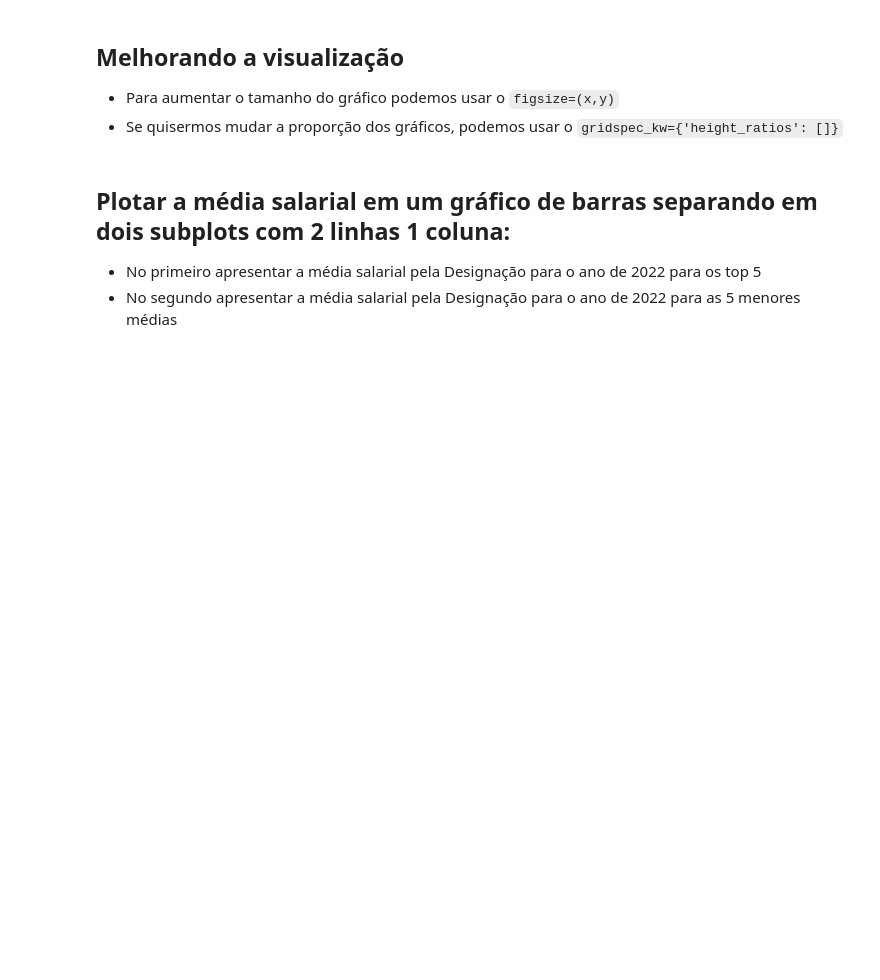
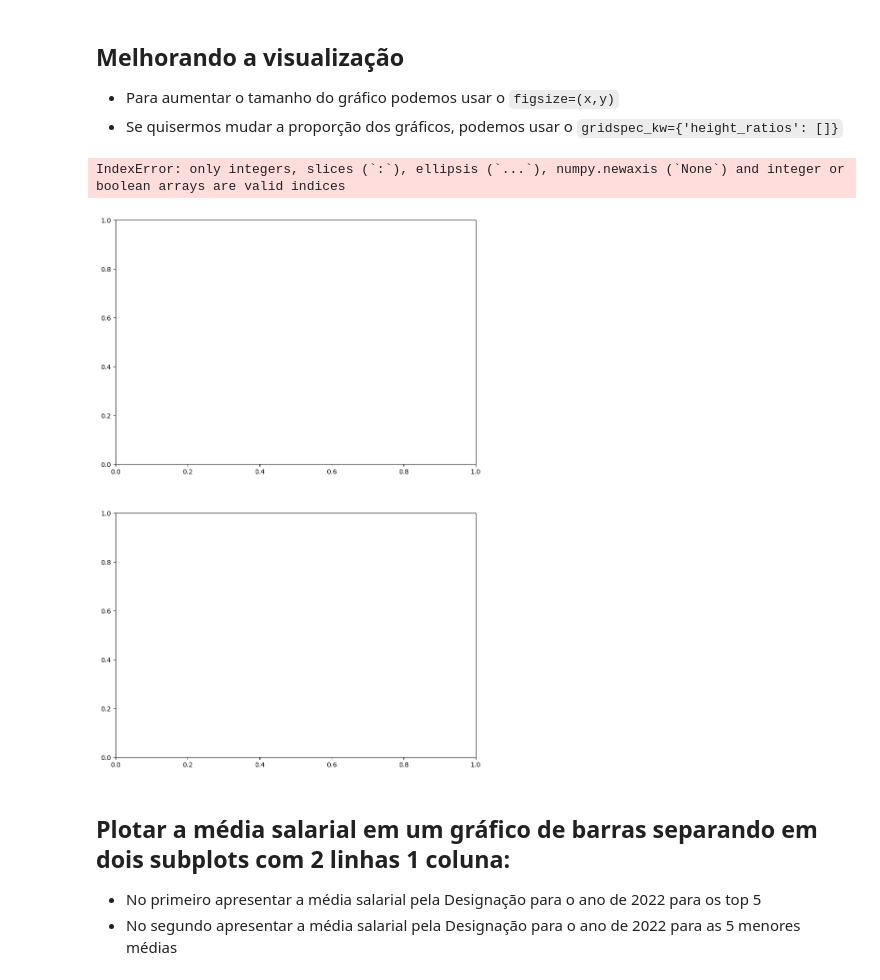
Before and after one commit to AlexandreRosasCosta/Ciencia_de_Dados, a Jupyter notebook: Projeto2/Projeto 02 - Matplotlib.ipynb, the cells around one changed output. Cells and saved outputs as stored; diff of their text form; code cells hidden in the pictures; blank space fills up the shorter version.

```diff
--- a/Projeto2/Projeto 02 - Matplotlib.ipynb
+++ b/Projeto2/Projeto 02 - Matplotlib.ipynb
@@ -136,20 +136,13 @@ df_test.describe()
 -  No primeiro apresentar a média salarial por tipo de experiência para o ano de 2020
 -  No segundo apresentar a média salarial por tipo de experiência para o ano de 2022
 # %%
-def calcular_media(data, tipo_experiencia):
-    return [data[data['Experience']==experiencia]['Salary_In_Rupees'].mean() for experiencia in tipo_experiencia]
+experiencia = df_test['Experience'].unique()
 
-tipo_experiencia = df_test['Experience'].unique()
-
-data_2020 = df_test[df_test['Working_Year']==2020]
-data_2022 = df_test[df_test['Working_Year']==2022]
-
-media_2020=calcular_media(data_2020, tipo_experiencia)
-media_2022=calcular_media(data_2022, tipo_experiencia)
+calcular_media = lambda data, tipo_experiencia: [df_test[df_test['Working_Year']==data][df_test[df_test['Working_Year']==data]['Experience']==experiencia]['Salary_In_Rupees'].mean() for experiencia in tipo_experiencia]
 
 fig, ax = plt.subplots(nrows=1, ncols=2)
-ax[0].plot(tipo_experiencia, media_2020)
-ax[1].plot(tipo_experiencia, media_2022)
+ax[0].plot(experiencia, calcular_media(2020, experiencia))
+ax[1].plot(experiencia, calcular_media(2022, experiencia))
 plt.show()
 # %% [output]
 [figure]
@@ -157,6 +150,14 @@ plt.show()
 ## Melhorando a visualização
 - Para aumentar o tamanho do gráfico podemos usar o `figsize=(x,y)`
 - Se quisermos mudar a proporção dos gráficos, podemos usar o `gridspec_kw={'height_ratios': []}`
+# %%
+fig, ax = plt.subplots(figsize=(10,15), nrows=2, ncols=1, gridspec_kw={'height_ratios':[2,2]})
+ax[0].plot(experiencia, calcular_media(experiencia, data_2020))
+ax[1].plot(experiencia, calcular_media(experiencia, data_2022))
+plt.show()
+# %% [output]
+IndexError: only integers, slices (`:`), ellipsis (`...`), numpy.newaxis (`None`) and integer or boolean arrays are valid indices
+[figure, added]
 # %% [markdown]
 ## Plotar a média salarial em um gráfico de barras separando em dois subplots com 2 linhas 1 coluna:
 - No primeiro apresentar a média salarial pela Designação para o ano de 2022 para os top 5
```
Also changed, not shown: parts of 1 cell of this notebook.
